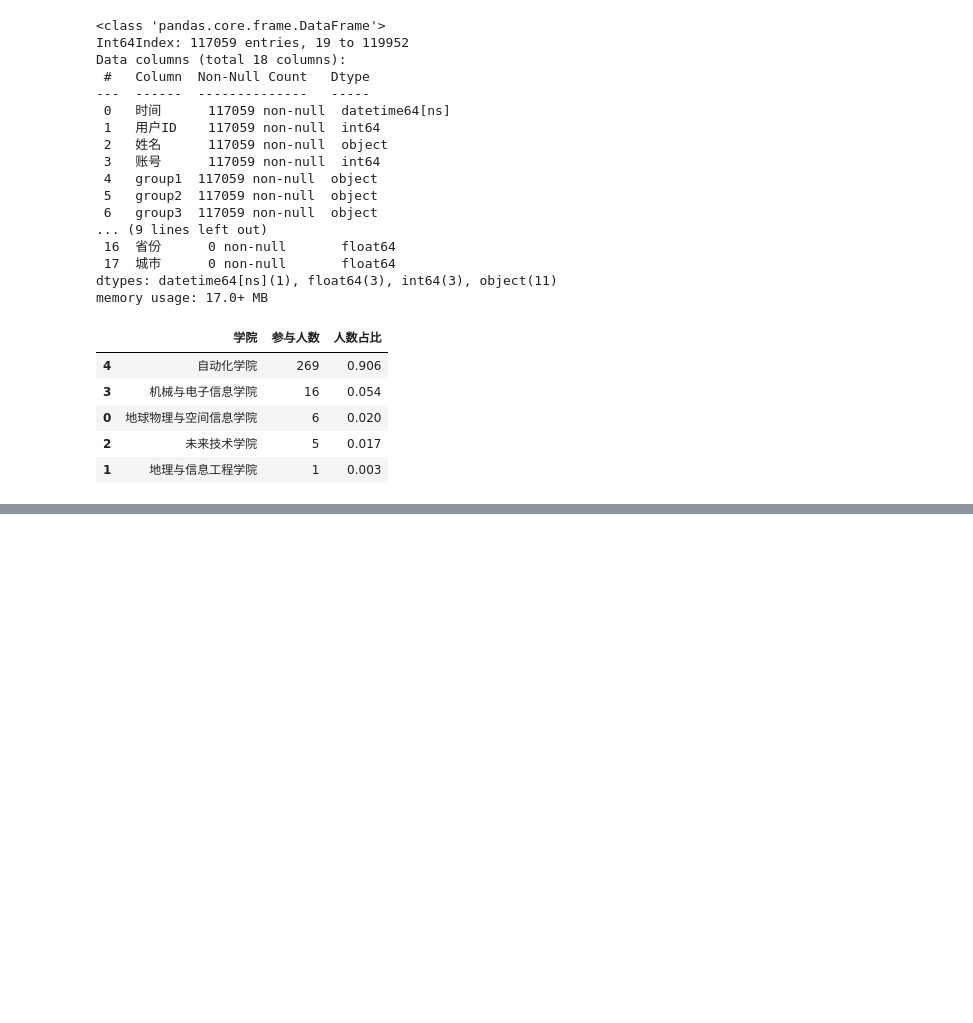
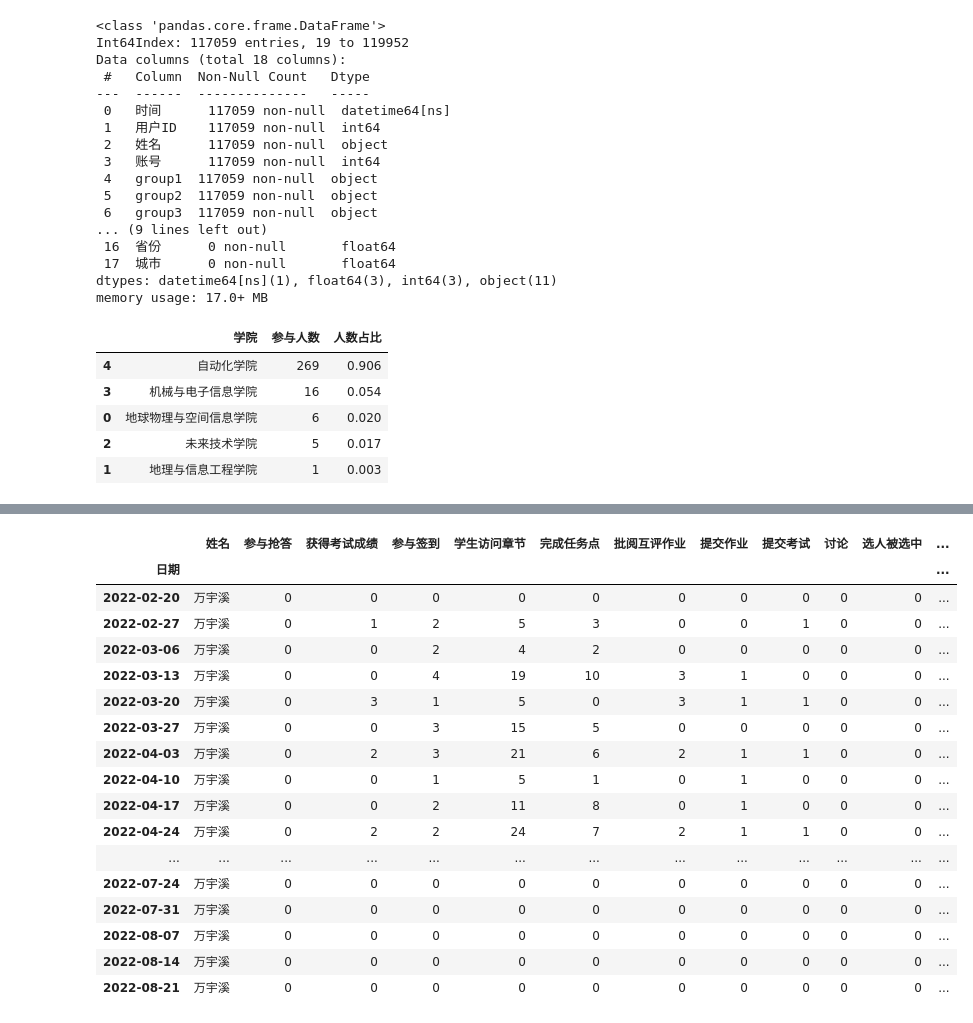
Before and after one commit to Junglepan/Pandas_Learning, a Jupyter notebook: DXWL_DATA/data_processing.ipynb, the cells around one changed output, grey strips where cells are left out. Cells and saved outputs as stored; diff of their text form; code cells hidden in the pictures; blank space fills up the shorter version.

```diff
--- a/DXWL_DATA/data_processing.ipynb
+++ b/DXWL_DATA/data_processing.ipynb
@@ -1122,0 +1264,23 @@ memory usage: 17.0+ MB
+# %%
+new_df_week_dateIndex = new_df_week.iloc[[0,  1,  2,  3,  4,  5,  6,  7,  8,  9, 10, 11, 12, 13, 14, 15, 16,
+            17, 18, 19, 20, 21, 22, 23, 24, 25, 26]].set_index(['日期'])
+new_df_week_dateIndex
+# %% [output]
+|  | 姓名 | 参与抢答 | 获得考试成绩 | 参与签到 | 学生访问章节 | 完成任务点 | 批阅互评作业 | 提交作业 | 提交考试 | 讨论 | 选人被选中 | ... |
+| 日期 |  |  |  |  |  |  |  |  |  |  |  | ... |
+| 2022-02-20 | 万宇溪 | 0 | 0 | 0 | 0 | 0 | 0 | 0 | 0 | 0 | 0 | ... |
+| 2022-02-27 | 万宇溪 | 0 | 1 | 2 | 5 | 3 | 0 | 0 | 1 | 0 | 0 | ... |
+| 2022-03-06 | 万宇溪 | 0 | 0 | 2 | 4 | 2 | 0 | 0 | 0 | 0 | 0 | ... |
+| 2022-03-13 | 万宇溪 | 0 | 0 | 4 | 19 | 10 | 3 | 1 | 0 | 0 | 0 | ... |
+| 2022-03-20 | 万宇溪 | 0 | 3 | 1 | 5 | 0 | 3 | 1 | 1 | 0 | 0 | ... |
+| 2022-03-27 | 万宇溪 | 0 | 0 | 3 | 15 | 5 | 0 | 0 | 0 | 0 | 0 | ... |
+| 2022-04-03 | 万宇溪 | 0 | 2 | 3 | 21 | 6 | 2 | 1 | 1 | 0 | 0 | ... |
+| 2022-04-10 | 万宇溪 | 0 | 0 | 1 | 5 | 1 | 0 | 1 | 0 | 0 | 0 | ... |
+| 2022-04-17 | 万宇溪 | 0 | 0 | 2 | 11 | 8 | 0 | 1 | 0 | 0 | 0 | ... |
+| 2022-04-24 | 万宇溪 | 0 | 2 | 2 | 24 | 7 | 2 | 1 | 1 | 0 | 0 | ... |
+| ... | ... | ... | ... | ... | ... | ... | ... | ... | ... | ... | ... | ... |
+| 2022-07-24 | 万宇溪 | 0 | 0 | 0 | 0 | 0 | 0 | 0 | 0 | 0 | 0 | ... |
+| 2022-07-31 | 万宇溪 | 0 | 0 | 0 | 0 | 0 | 0 | 0 | 0 | 0 | 0 | ... |
+| 2022-08-07 | 万宇溪 | 0 | 0 | 0 | 0 | 0 | 0 | 0 | 0 | 0 | 0 | ... |
+| 2022-08-14 | 万宇溪 | 0 | 0 | 0 | 0 | 0 | 0 | 0 | 0 | 0 | 0 | ... |
+| 2022-08-21 | 万宇溪 | 0 | 0 | 0 | 0 | 0 | 0 | 0 | 0 | 0 | 0 | ... |
```
Also changed, not shown: parts of 6 cells of this notebook, 1 other file.
